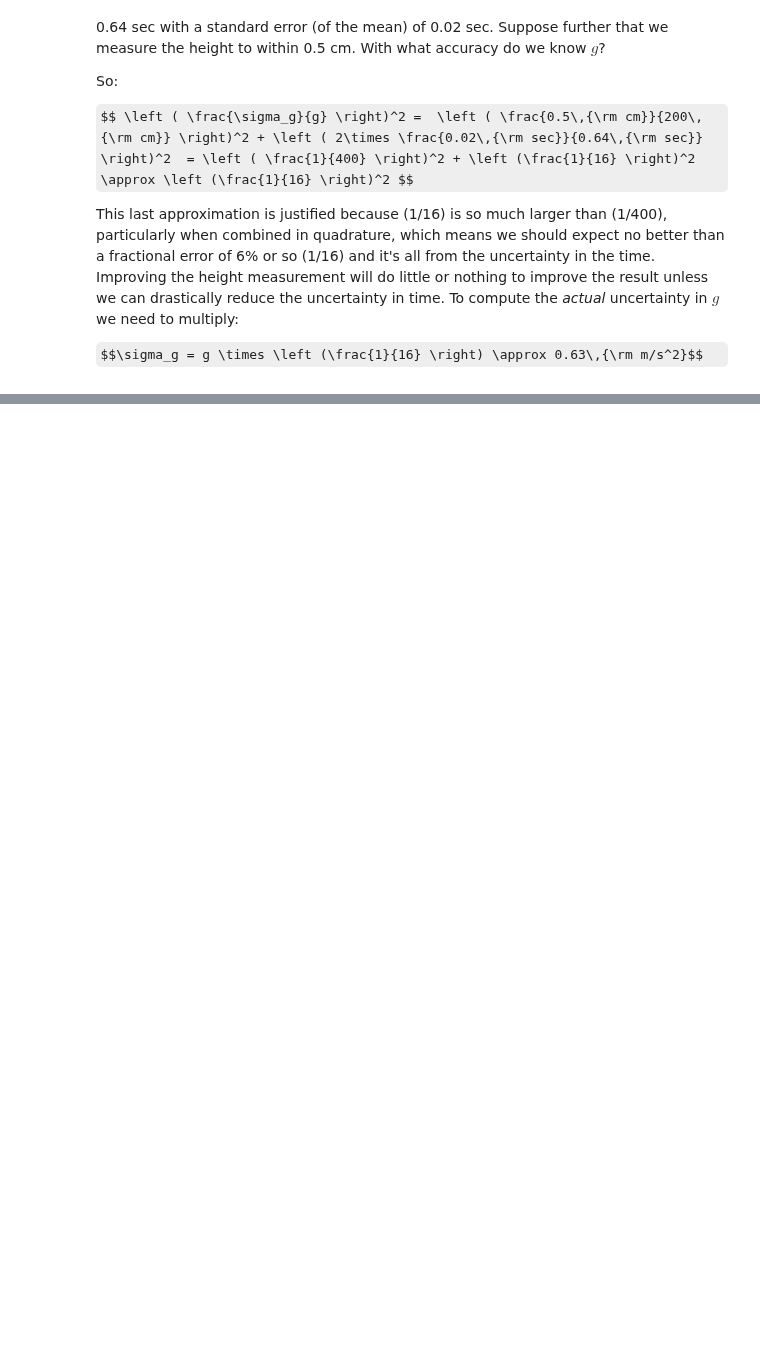
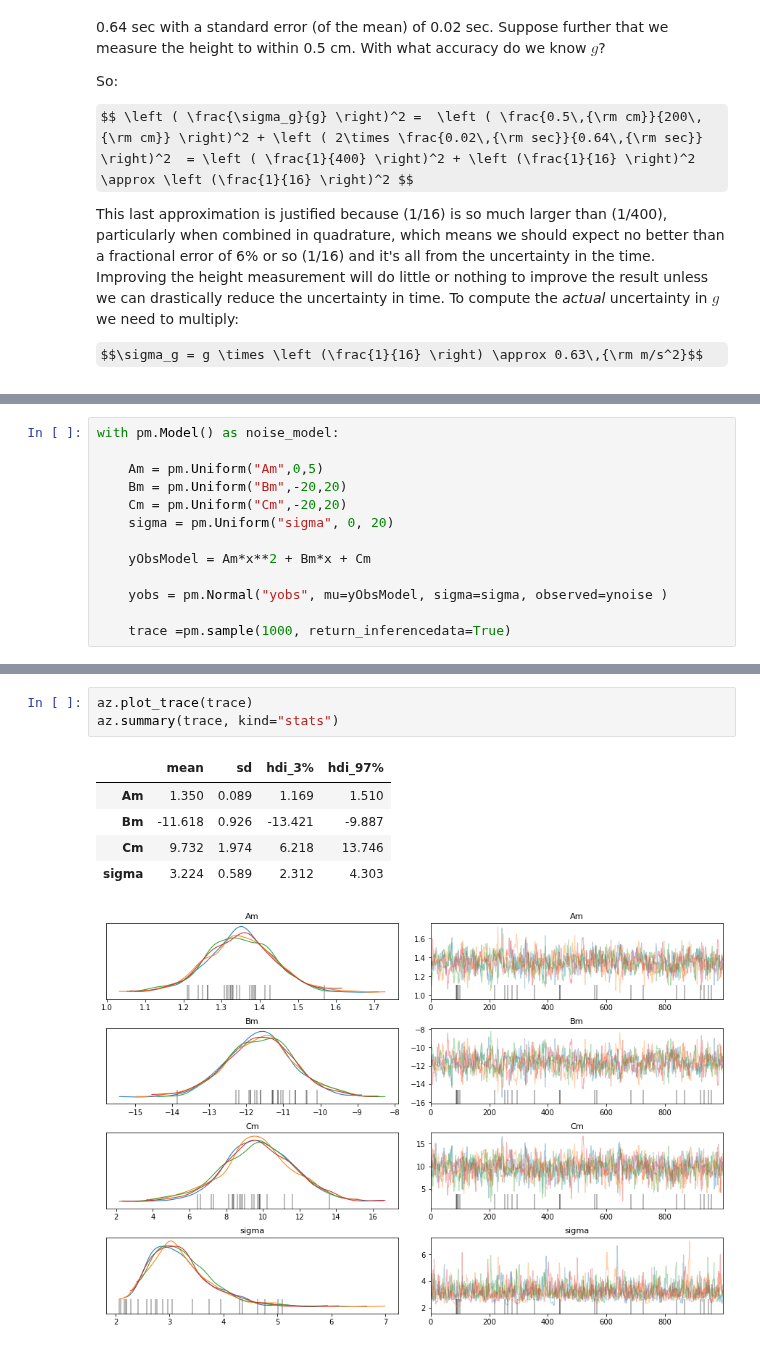
Before and after one commit to sspickle/instrumentation-projects, a Jupyter notebook: proj7/Analytical Error Propagation and Parameter Estimation.ipynb, the cells around one changed output, grey strips where cells are left out. Cells and saved outputs as stored; diff of their text form; some formulas as TeX source; blank space fills up the shorter version.

```diff
--- a/proj7/Analytical Error Propagation and Parameter Estimation.ipynb
+++ b/proj7/Analytical Error Propagation and Parameter Estimation.ipynb
@@ -127,0 +151,13 @@ Suppose you want to cut out material for a thermal cover for an orbiting satelli
+# %%
+with pm.Model() as noise_model:
+
+    Am = pm.Uniform("Am",0,5)
+    Bm = pm.Uniform("Bm",-20,20)
+    Cm = pm.Uniform("Cm",-20,20)
+    sigma = pm.Uniform("sigma", 0, 20)
+
+    yObsModel = Am*x**2 + Bm*x + Cm
+
+    yobs = pm.Normal("yobs", mu=yObsModel, sigma=sigma, observed=ynoise )
+
+    trace =pm.sample(1000, return_inferencedata=True)
@@ -127,0 +176,10 @@ Suppose you want to cut out material for a thermal cover for an orbiting satelli
+# %%
+az.plot_trace(trace)
+az.summary(trace, kind="stats")
+# %% [output]
+|  | mean | sd | hdi_3% | hdi_97% |
+| Am | 1.350 | 0.089 | 1.169 | 1.510 |
+| Bm | -11.618 | 0.926 | -13.421 | -9.887 |
+| Cm | 9.732 | 1.974 | 6.218 | 13.746 |
+| sigma | 3.224 | 0.589 | 2.312 | 4.303 |
+[figure, added]
```
Also changed, not shown: parts of 9 cells of this notebook, 2 other files.
